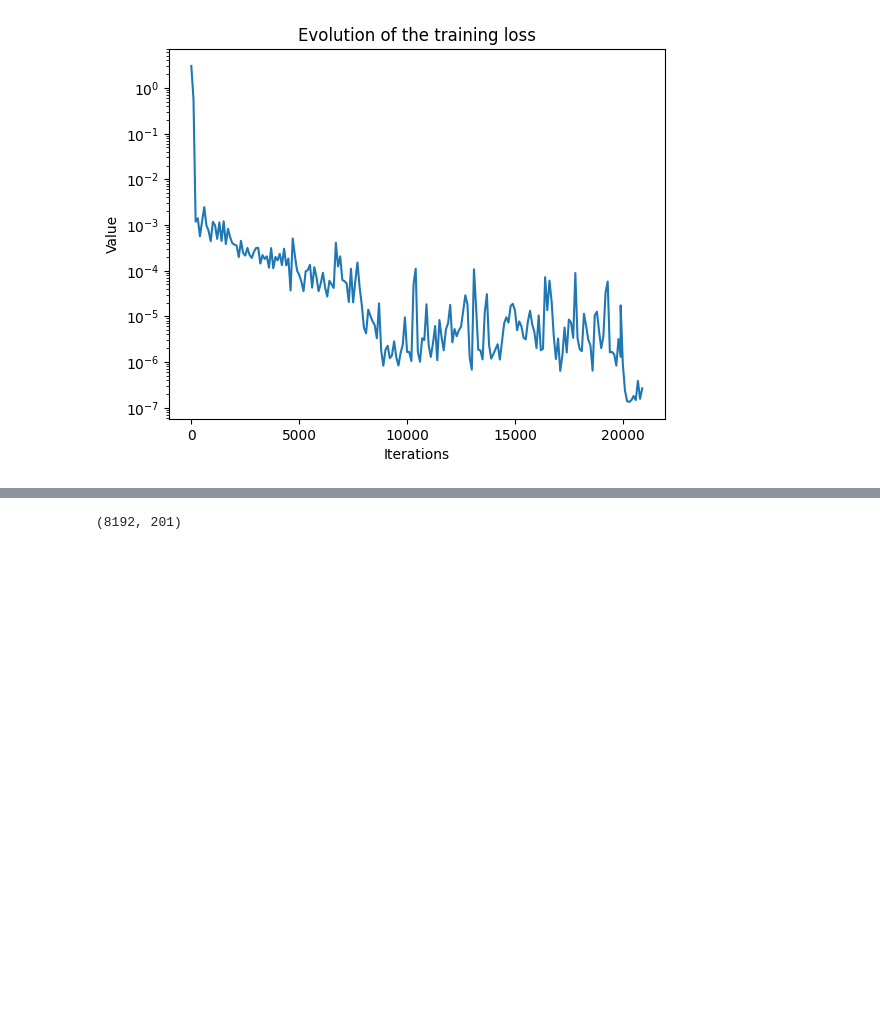
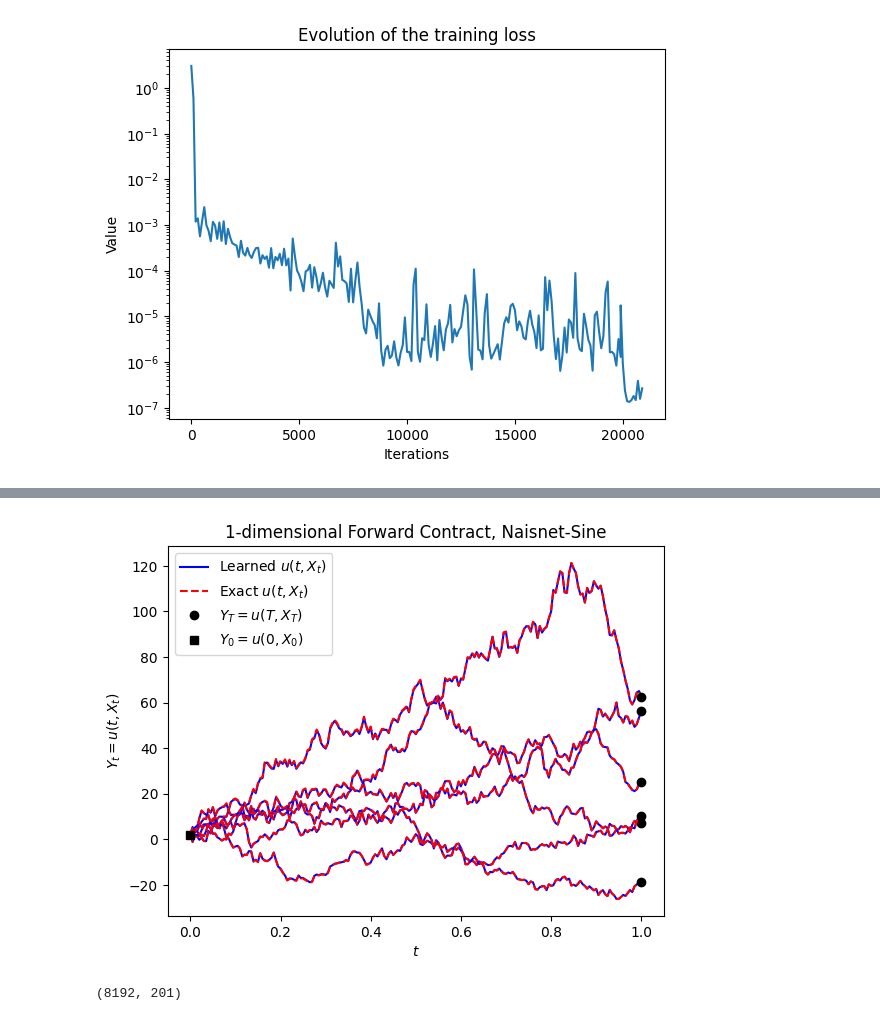
Before and after one commit to Aadhithya-06/Final-Year-Project, a Jupyter notebook: ForwardPricing1D.ipynb, the cells around one changed output, grey strips where cells are left out. Cells and saved outputs as stored; diff of their text form; code cells hidden in the pictures; blank space fills up the shorter version.

```diff
--- a/ForwardPricing1D.ipynb
+++ b/ForwardPricing1D.ipynb
@@ -76,3 +76,30 @@ plt.title('Evolution of the training loss')
 # %% [output]
 Text(0.5, 1.0, 'Evolution of the training loss')
 [figure]
+# %%
+X_preds = X_pred[:500,:,0]
+# %%
+def forward_price(S, K, T, r, q=0):
+    forward_price = S * np.exp((r - q) * T) - K
+    return forward_price
+
+def calculate_forward_prices(X_pred, time_array, K, r, T, q=0):
+    rows, cols = X_pred.shape
+    forward_prices = np.zeros((rows, cols))
+
+    for i in range(rows):
+        for j in range(cols):
+            S = X_pred[i, j]
+            t = time_array[j]
+            time_to_maturity = T - t
+            forward_prices[i, j] = forward_price(S, K, time_to_maturity, r, q)
+
+    return forward_prices
+
+# Given parameters
+K = 1.0     # Strike price
+r = 0.02   # Risk-free interest rate
+q = 0       # Dividend yield (assuming none)
+T = 1       # Expiry time in years
+
+Y_test = calculate_forward_prices(X_preds, t_test[0], K, r, T, q)
@@ -96,3 +132,20 @@ plt.show()
+# %%
+plt.figure()
+plt.plot(t_test[0], 100 * Y_pred[0], 'b', label='Learned $u(t,X_t)$')
+plt.plot(t_test[0], 100 * Y_test[0], 'r--', label='Exact $u(t,X_t)$')
+plt.plot(t_test[0, -1], 100 * Y_test[0, -1], 'ko', label='$Y_T = u(T,X_T)$')
+for i in range(4, 100, 20):
+    plt.plot(t_test[i], 100 * Y_pred[i], 'b')
+    plt.plot(t_test[i], 100 * Y_test[i], 'r--')
+    plt.plot(t_test[i, -1], 100 * Y_test[i, -1], 'ko')
+plt.plot([0], 100 * Y_test[0,0], 'ks', label='$Y_0 = u(0,X_0)$')
+plt.title(str(D) + '-dimensional Forward Contract, ' + model.mode + "-" + model.activation)
+plt.xlabel('$t$')
+plt.ylabel('$Y_t = u(t,X_t)$')
+plt.legend()
+plt.show()
+# %% [output]
+[figure, added]
 # %%
 X_preds = np.sum(X_pred, axis=2) - 1
 X_preds.shape
```
Also changed, not shown: parts of 3 cells of this notebook, 14 other files.
